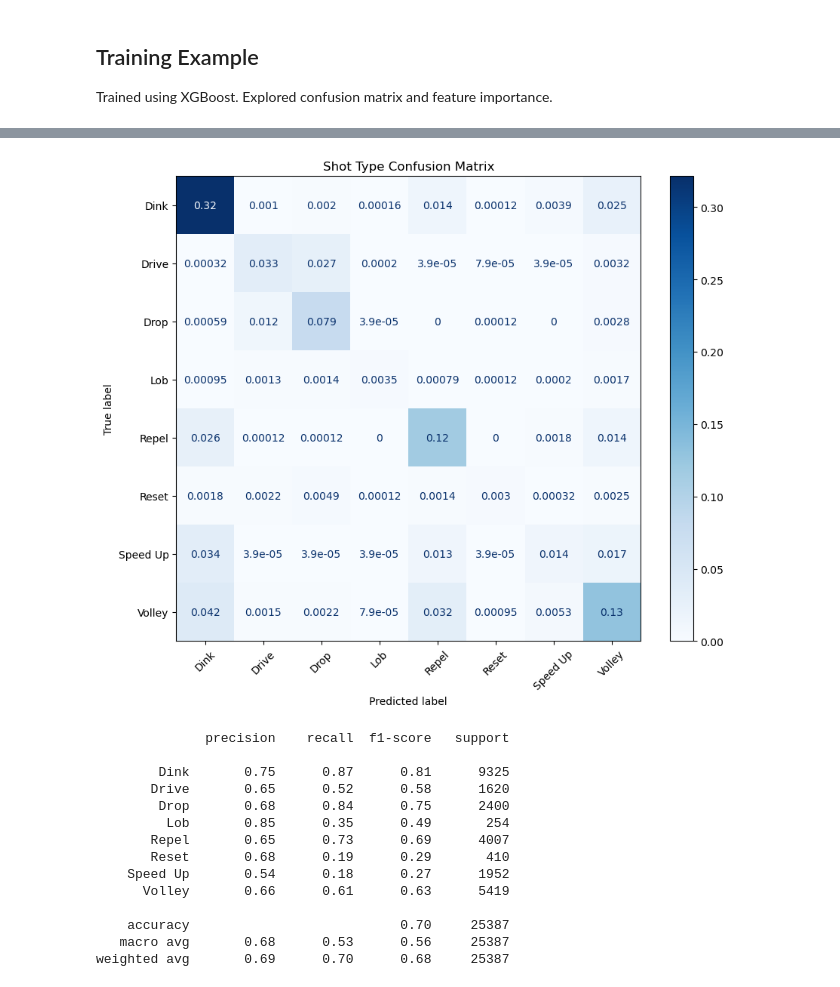
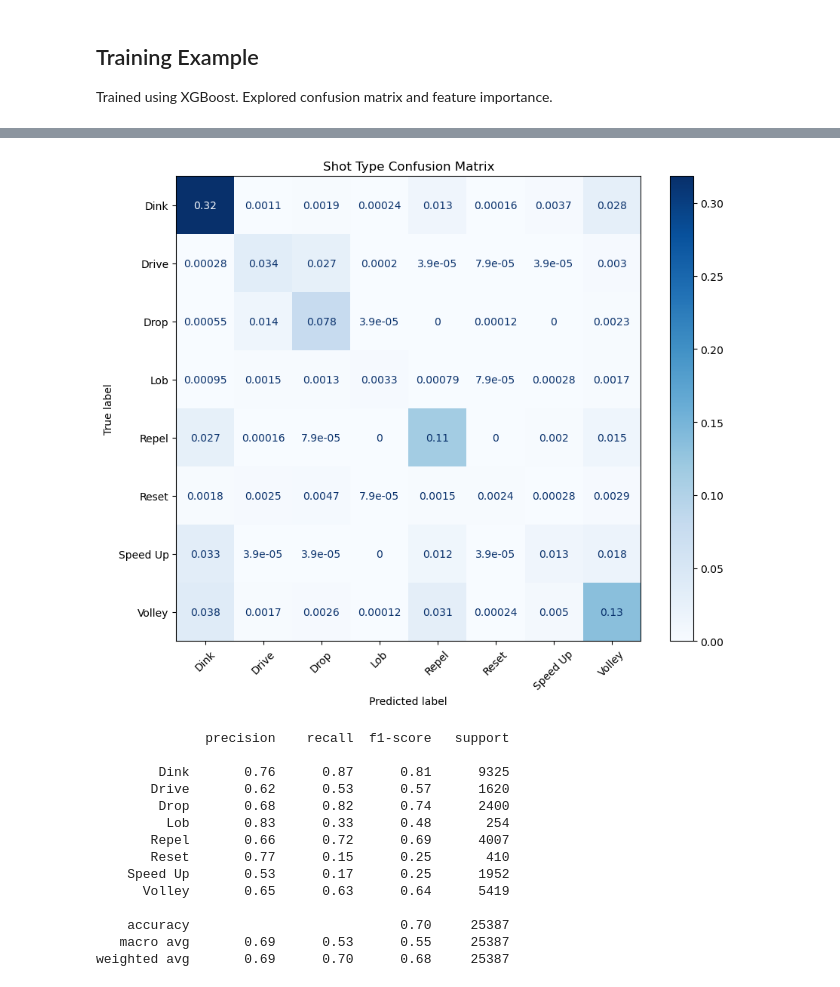
Before and after one commit to Rybus07/in-a-pickle, a Jupyter notebook: notebooks/03_Preprocessing_Feature_Enginneering.ipynb, the cells around one changed output, grey strips where cells are left out. Saved outputs shown, nothing was run; the diff lists cells and outputs as text; code cells hidden in the pictures.

```diff
--- a/notebooks/03_Preprocessing_Feature_Enginneering.ipynb
+++ b/notebooks/03_Preprocessing_Feature_Enginneering.ipynb
@@ -148,12 +148,10 @@ def gen_preprocess_pipe():
         ('num_trans', 'passthrough', num_cols)
     ])
 
-    xgb_model = xgb.XGBClassifier()
-
     pipe = Pipeline([
         ('col_trans', transformer),
         ('scaler', StandardScaler()),
-        ("model", xgb_model)
+        ("xgb_model", xgb.XGBClassifier())
     ])
     return pipe
 
@@ -181,17 +179,7 @@ def create_splits(df, splits=(0.9, 0.1), seed=42):
     x_train, x_test, y_train, y_test = train_test_split(X, y,
                                     train_size=splits[0],
                                     random_state=seed)
-    '''
-    pipe = gen_preprocess_pipe()
-    x_train = pipe.fit_transform(x_train)
-    x_test = pipe.transform(x_test)
 
-    x_train = add_col_names(pipe, x_train)
-    x_test = add_col_names(pipe, x_test)
-
-    X_unknown = pipe.transform(X_unknown)
-    X_unknown = add_col_names(pipe, X_unknown)
-    '''
     #label encoding the y_train and y_test data so that it is ready to be used for the model
     label_encoder = LabelEncoder()
 
@@ -261,22 +249,23 @@ Best Score: 0.6417
 # training on whole set
 X = pb_df[pb_df['skill_lvl'] == 'Advanced']
 
-x_train, _, y_train, _, X_unknown = create_splits(X, splits=(0.999, 0.001), seed=0)
+x_train, _, y_train, _, X_unknown, label_encoder = create_splits(X, splits=(0.999, 0.001), seed=0)
 
+final_pipe = gen_preprocess_pipe()
 
-xgb_model = xgb.XGBClassifier(
-    tree_method='hist',
-    device="cuda",
-    objective='multi:softmax',
-    num_class=8,
-    eval_metric='mlogloss',
-    random_state=42,
-    n_estimators=600,
-    max_depth=6,
-    learning_rate=0.05,
-    subsample=0.8,
-    colsample_bytree=0.8
+final_pipe.set_params(
+    xgb_model__tree_method='hist',
+    xgb_model__device="cuda",
+    xgb_model__objective='multi:softmax',
+    xgb_model__num_class=8,
+    xgb_model__eval_metric='mlogloss',
+    xgb_model__random_state=42,
+    xgb_model__n_estimators=700,
+    xgb_model__max_depth=5,
+    xgb_model__learning_rate=0.05,
+    xgb_model__subsample=0.8,
+    xgb_model__colsample_bytree=0.8
 )
 
-xgb_model.fit(x_train, y_train)
+final_pipe.fit(x_train, y_train)
 # %% [output]
@@ -313,22 +308,22 @@ from collections import Counter
 # %%
 # show confusion matrix
 import matplotlib.pyplot as plt
 from sklearn.metrics import confusion_matrix, ConfusionMatrixDisplay
 
-y_predicted = xgb_model.predict(x_test)
+y_predicted = final_pipe.predict(x_test)
 cm = confusion_matrix(y_test, y_predicted)
 
 cm = cm/cm.sum().sum()
 
 fig, ax = plt.subplots(figsize=(10, 8))
 
 disp = ConfusionMatrixDisplay(confusion_matrix=cm,
                               display_labels=label_encoder.classes_)
 disp.plot(cmap='Blues', ax=ax, xticks_rotation=45)
 plt.title('Shot Type Confusion Matrix')
 plt.show()
 # %% [output]
-[figure, old version]
+[figure, new version]
 # %%
 from sklearn.metrics import classification_report
 # Drive, Lob, Reset, Speed Up had the lowest f1-score
@@ -336,17 +331,17 @@ print(classification_report(y_test, y_predicted, target_names=label_encoder.clas
 # %% [output]
               precision    recall  f1-score   support
 
-        Dink       0.75      0.87      0.81      9325
-       Drive       0.65      0.52      0.58      1620
-        Drop       0.68      0.84      0.75      2400
-         Lob       0.85      0.35      0.49       254
-       Repel       0.65      0.73      0.69      4007
-       Reset       0.68      0.19      0.29       410
-    Speed Up       0.54      0.18      0.27      1952
-      Volley       0.66      0.61      0.63      5419
+        Dink       0.76      0.87      0.81      9325
+       Drive       0.62      0.53      0.57      1620
+        Drop       0.68      0.82      0.74      2400
+         Lob       0.83      0.33      0.48       254
+       Repel       0.66      0.72      0.69      4007
+       Reset       0.77      0.15      0.25       410
+    Speed Up       0.53      0.17      0.25      1952
+      Volley       0.65      0.63      0.64      5419
 
     accuracy                           0.70     25387
-   macro avg       0.68      0.53      0.56     25387
+   macro avg       0.69      0.53      0.55     25387
 weighted avg       0.69      0.70      0.68     25387
 # %%
 # Get feature importance
```
Also changed, not shown: parts of 7 cells of this notebook, 2 other files.
